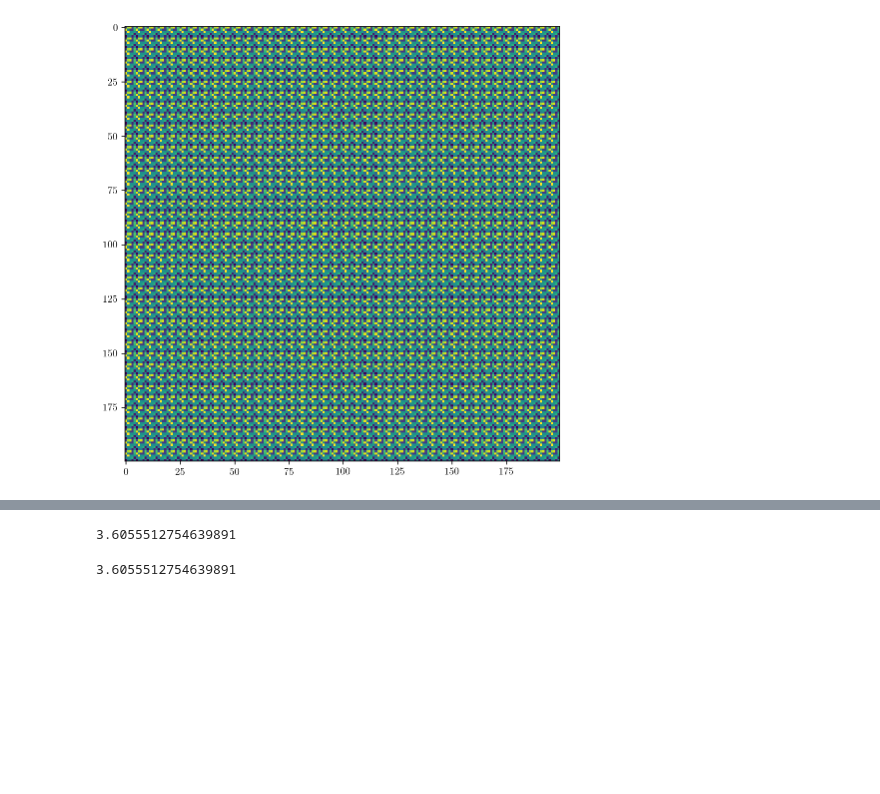
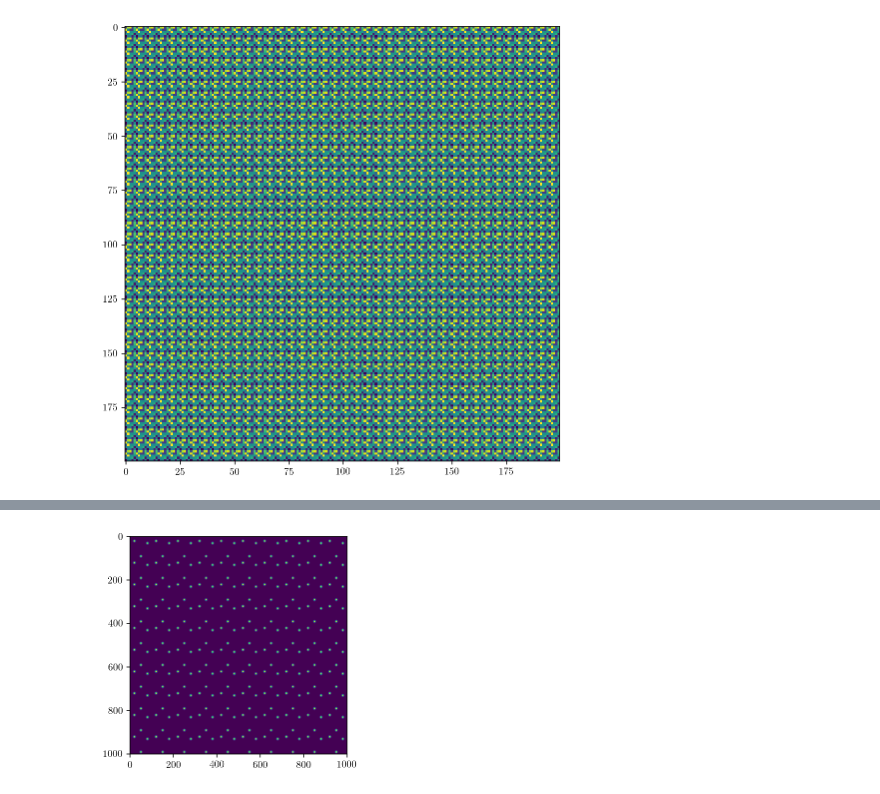
Before and after one commit to Hekstra-Lab/phase-retrieval, a Jupyter notebook: lattices.ipynb, the cells around one changed output, grey strips where cells are left out. Saved outputs shown, nothing was run; the diff lists cells and outputs as text; code cells hidden in the pictures; blank space fills up the shorter version.

Commit message:
Added gaussian lattice making function

```diff
--- a/lattices.ipynb
+++ b/lattices.ipynb
@@ -135,10 +87,0 @@ plt.show()
-# %%
-a = 2+3j
-# %%
-np.abs(a)
-# %% [output]
-3.6055512754639891
-# %%
-np.sqrt(2**2+3**2)
-# %% [output]
-3.6055512754639891
@@ -144,0 +90,23 @@ np.sqrt(2**2+3**2)
+# %%
+def gaussian_lattice(n_atoms,uc_size,n_tiles, means):
+    """ Create a square lattice composed of unit cells each containg n_atoms gaussians of unit variance
+        Lattice dimensions are (uc_size*n_tiles)x(uc_size*n_tiles)
+        Means is an array of locations for the gaussians - each value must be less than uc_size
+        Default variance is uc_size/10
+        Output is an array containg the lattice"""
+    uc = np.zeros((uc_size,uc_size))
+    X,Y = np.meshgrid(np.arange(uc_size),np.arange(uc_size))
+    pos = np.empty(X.shape + (2,))
+    pos[:, :, 0] = X; pos[:, :, 1] = Y
+    for i in range(n_atoms):
+        mvn = multivariate_normal(mean=means[i],cov = uc_size/10.)
+        uc = uc + mvn.pdf(pos)
+    #return uc
+    return np.tile(uc,(n_tiles,n_tiles))
+# %%
+mu = np.array([[20,20],[50,90],[80,30]])
+# %%
+plt.imshow(gaussian_lattice(3,100,10,mu))
+plt.show()
+# %% [output]
+[figure, added]
```
Also changed, not shown: parts of 16 cells of this notebook.
